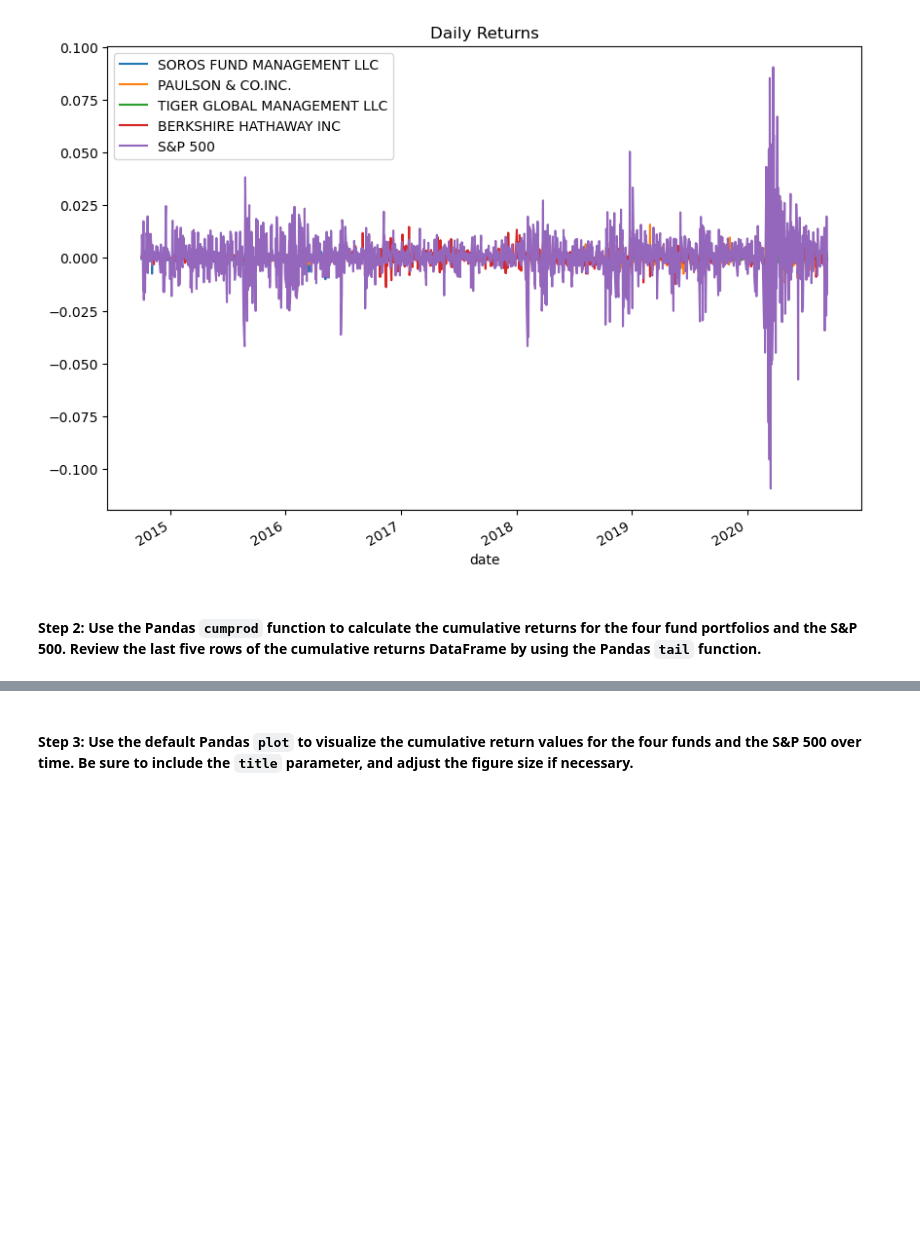
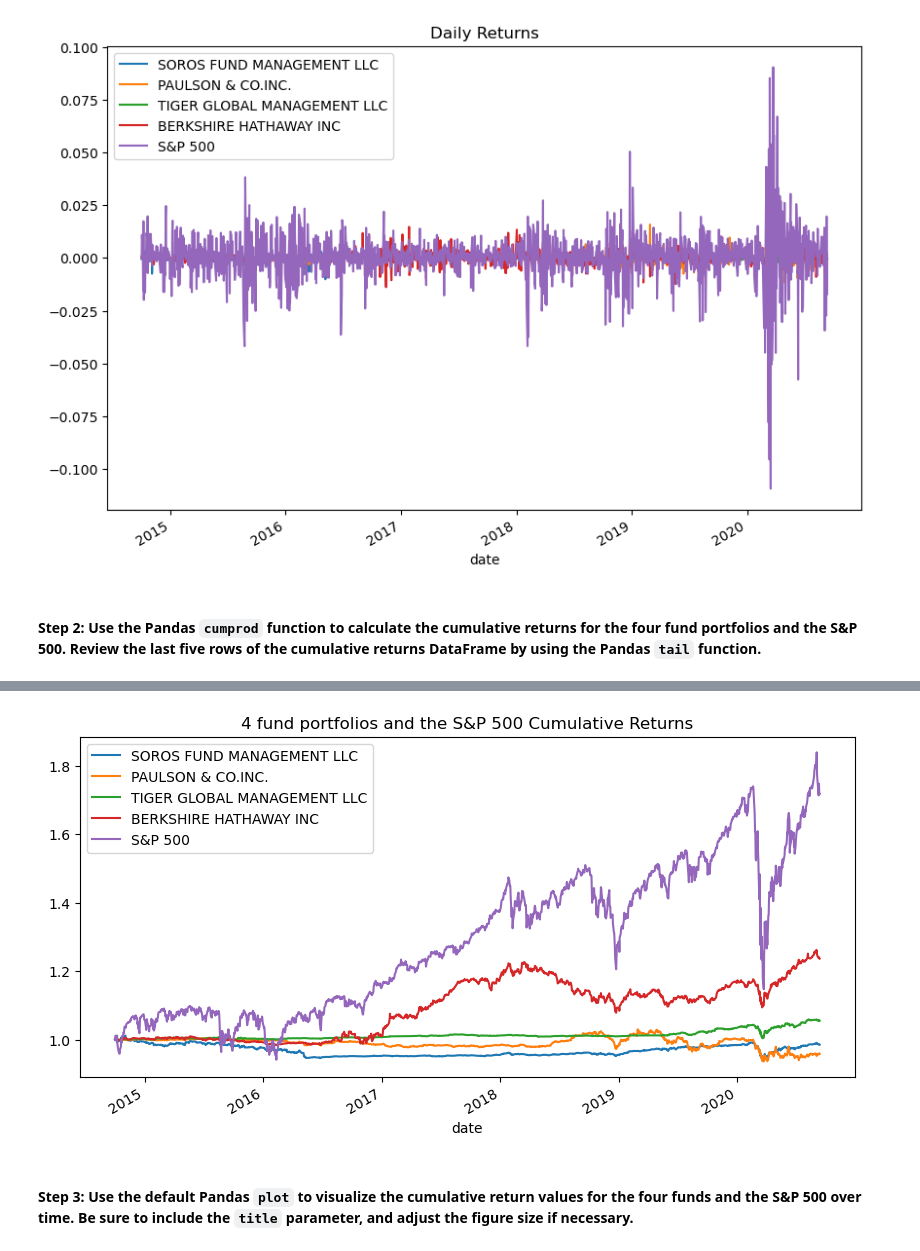
Before and after one commit to briabr/risk_return_analysis, a Jupyter notebook: risk_return_analysis.ipynb, the cells around one changed output, grey strips where cells are left out. Cells and saved outputs as stored; diff of their text form; code cells hidden in the pictures; blank space fills up the shorter version.

Commit message:
ploted the cumulitive returns and calculated the STD

```diff
--- a/risk_return_analysis.ipynb
+++ b/risk_return_analysis.ipynb
@@ -164,3 +164,7 @@ daily_returns.plot(figsize = (10,7), title = "Daily Returns")
 # Calculate and plot the cumulative returns of the 4 fund portfolios and the S&P 500
 # Review the last 5 rows of the cumulative returns DataFrame
 # YOUR CODE HERE
+cumulative_returns = (1 + daily_returns).cumprod()
+cumulative_returns.plot(figsize=(10,5), title="4 fund portfolios and the S&P 500 Cumulative Returns")
+cumulative_returns.head()
+# %% [output]
@@ -167,3 +178,4 @@ daily_returns.plot(figsize = (10,7), title = "Daily Returns")
+[figure, added]
 # %% [markdown]
 #### Step 3: Use the default Pandas `plot` to visualize the cumulative return values for the four funds and the S&P 500 over time. Be sure to include the `title` parameter, and adjust the figure size if necessary.
 # %%
```
Also changed, not shown: parts of 5 cells of this notebook.
